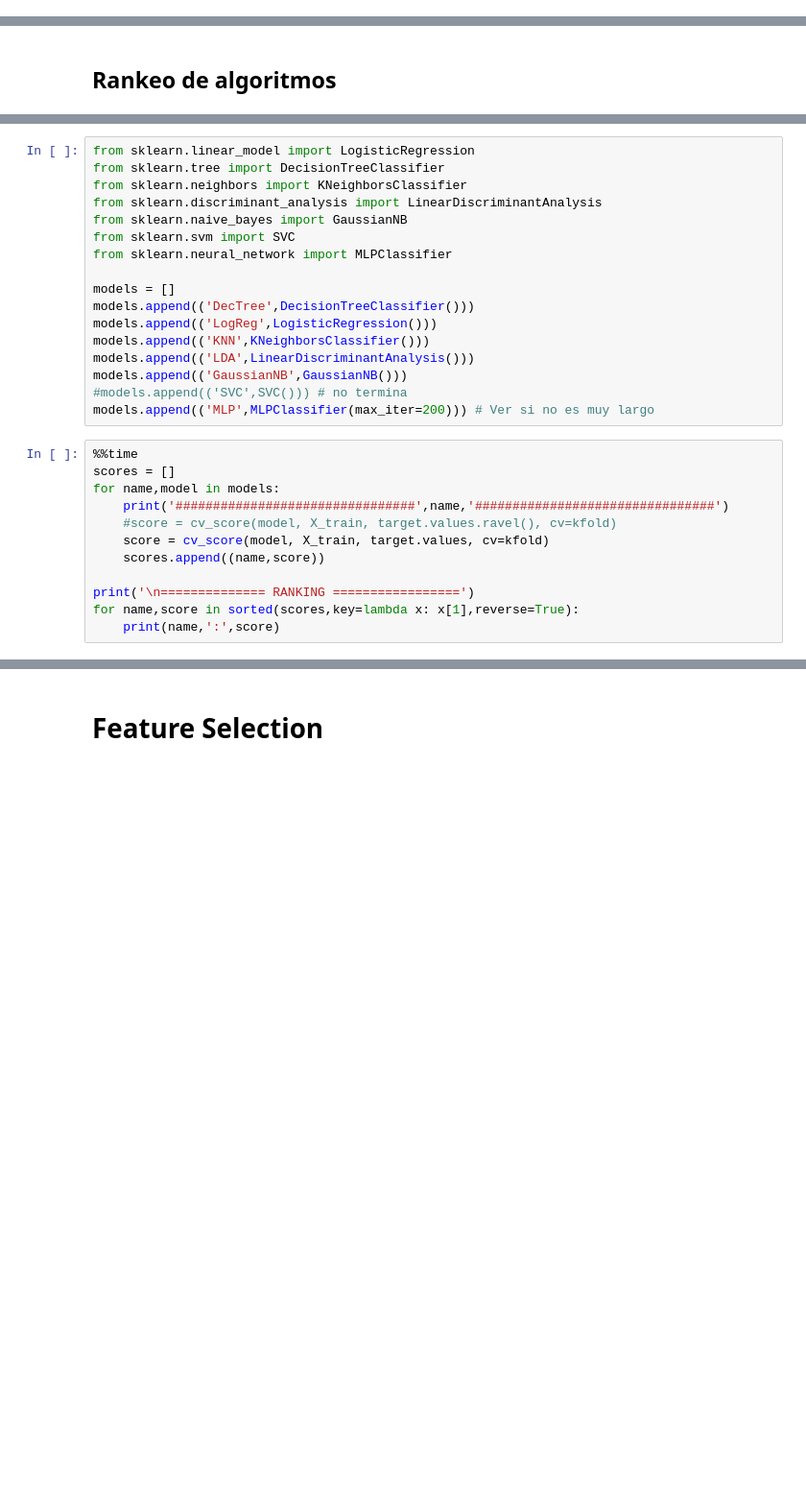
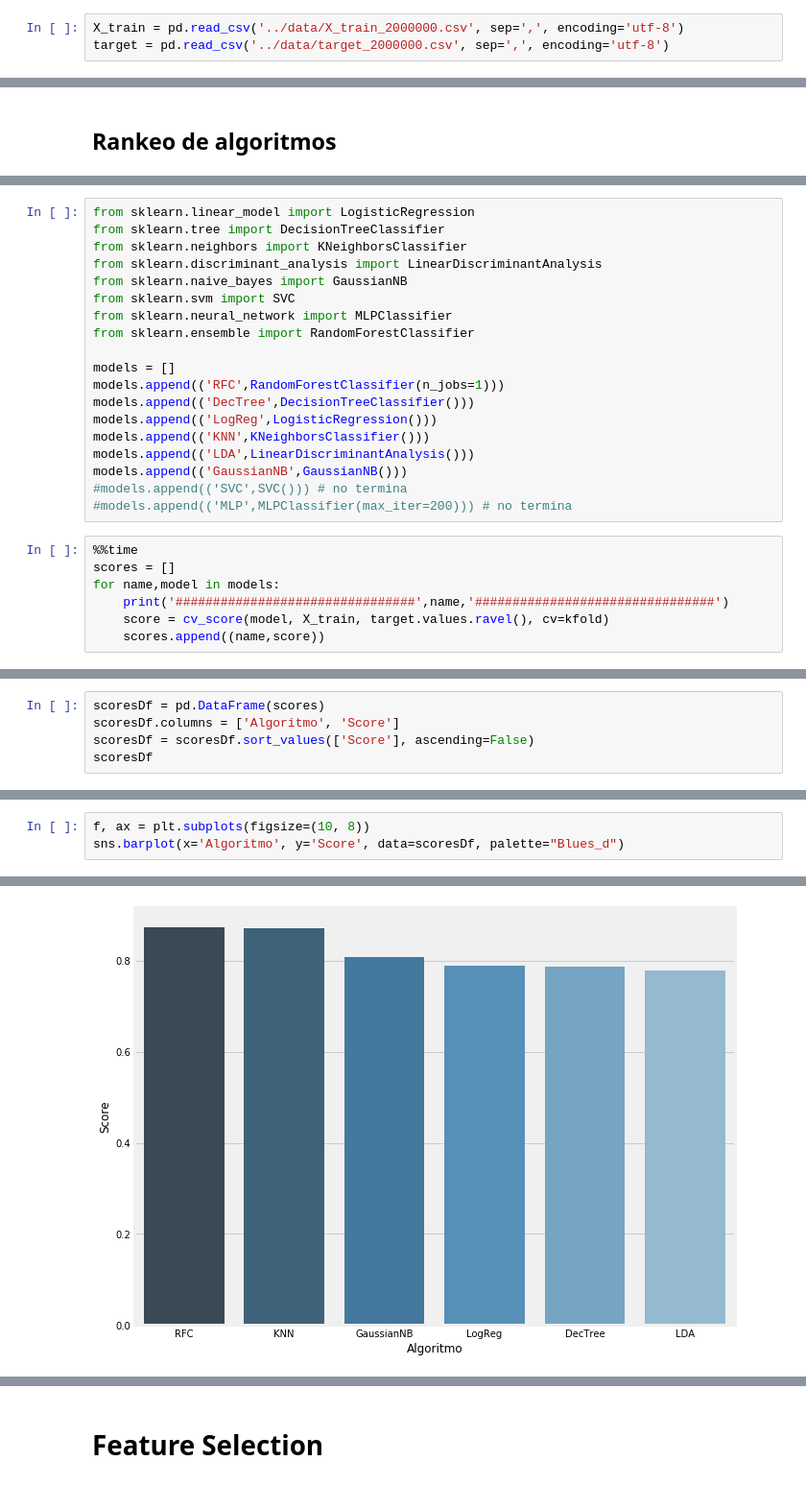
Before and after one commit to tbotalla/Datos1Q2018, a Jupyter notebook: parte2/Predictions.ipynb, the cells around one changed output, grey strips where cells are left out. Shown at 96% size. Saved outputs shown, nothing was run; the diff lists cells and outputs as text; blank space fills up the shorter version.

Commit message:
random forest y export del modelo entrenado

```diff
--- a/parte2/Predictions.ipynb
+++ b/parte2/Predictions.ipynb
@@ -462,3 +371,6 @@ target = pd.read_csv('../data/target_5000000.csv', sep=',', encoding='utf-8')
+# %%
+X_train = pd.read_csv('../data/X_train_2000000.csv', sep=',', encoding='utf-8')
+target = pd.read_csv('../data/target_2000000.csv', sep=',', encoding='utf-8')
 # %%
 print(X_train.shape)
 print(target.shape)
@@ -481,25 +404,22 @@ from sklearn.discriminant_analysis import LinearDiscriminantAnalysis
 from sklearn.naive_bayes import GaussianNB
 from sklearn.svm import SVC
 from sklearn.neural_network import MLPClassifier
+from sklearn.ensemble import RandomForestClassifier
 
 models = []
+models.append(('RFC',RandomForestClassifier(n_jobs=1)))
 models.append(('DecTree',DecisionTreeClassifier()))
 models.append(('LogReg',LogisticRegression()))
 models.append(('KNN',KNeighborsClassifier()))
 models.append(('LDA',LinearDiscriminantAnalysis()))
 models.append(('GaussianNB',GaussianNB()))
 #models.append(('SVC',SVC())) # no termina
-models.append(('MLP',MLPClassifier(max_iter=200))) # Ver si no es muy largo
+#models.append(('MLP',MLPClassifier(max_iter=200))) # no termina
 # %%
 %%time
 scores = []
 for name,model in models:
     print('################################',name,'################################')
-    #score = cv_score(model, X_train, target.values.ravel(), cv=kfold)
-    score = cv_score(model, X_train, target.values, cv=kfold)
+    score = cv_score(model, X_train, target.values.ravel(), cv=kfold)
     scores.append((name,score))
-
-print('\n============== RANKING =================')
-for name,score in sorted(scores,key=lambda x: x[1],reverse=True):
-    print(name,':',score)
 # %% [output]
@@ -511,0 +461,5 @@ DecTree : 0.7861835802608504
+# %%
+scoresDf = pd.DataFrame(scores)
+scoresDf.columns = ['Algoritmo', 'Score']
+scoresDf = scoresDf.sort_values(['Score'], ascending=False)
+scoresDf
@@ -511,0 +474,4 @@ DecTree : 0.7861835802608504
+# %%
+f, ax = plt.subplots(figsize=(10, 8))
+sns.barplot(x='Algoritmo', y='Score', data=scoresDf, palette="Blues_d")
+# %% [output]
@@ -511,0 +479 @@ DecTree : 0.7861835802608504
+[figure, added]
```
Also changed, not shown: parts of 76 cells of this notebook, 1 other file.
